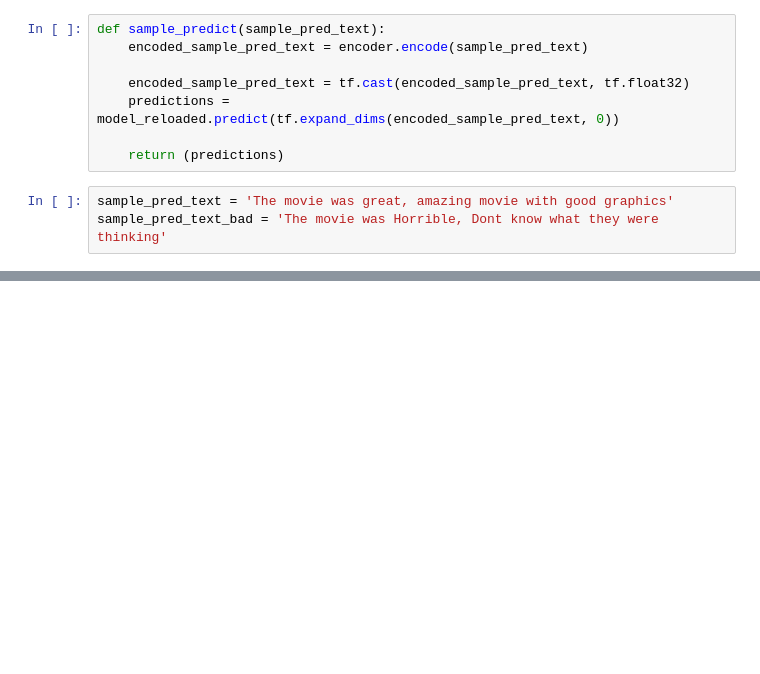
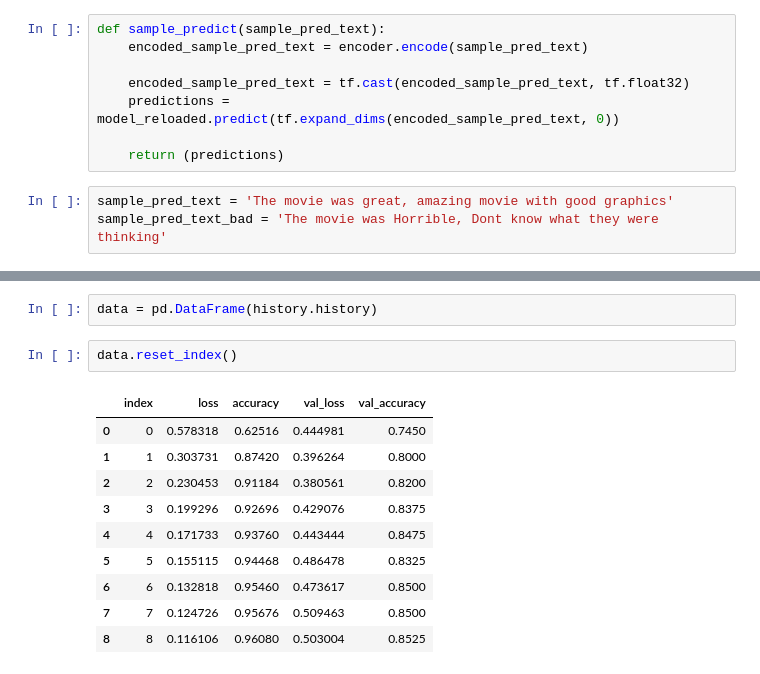
Before and after one commit to Ethuer/NLP, a Jupyter notebook: basic_sentiment.ipynb, the cells around one changed output, grey strips where cells are left out. Cells and saved outputs as stored; diff of their text form; blank space fills up the shorter version.

```diff
--- a/basic_sentiment.ipynb
+++ b/basic_sentiment.ipynb
@@ -143,0 +196,15 @@ sample_predict(sample_pred_text_bad)
+# %%
+data = pd.DataFrame(history.history)
+# %%
+data.reset_index()
+# %% [output]
+|  | index | loss | accuracy | val_loss | val_accuracy |
+| 0 | 0 | 0.578318 | 0.62516 | 0.444981 | 0.7450 |
+| 1 | 1 | 0.303731 | 0.87420 | 0.396264 | 0.8000 |
+| 2 | 2 | 0.230453 | 0.91184 | 0.380561 | 0.8200 |
+| 3 | 3 | 0.199296 | 0.92696 | 0.429076 | 0.8375 |
+| 4 | 4 | 0.171733 | 0.93760 | 0.443444 | 0.8475 |
+| 5 | 5 | 0.155115 | 0.94468 | 0.486478 | 0.8325 |
+| 6 | 6 | 0.132818 | 0.95460 | 0.473617 | 0.8500 |
+| 7 | 7 | 0.124726 | 0.95676 | 0.509463 | 0.8500 |
+| 8 | 8 | 0.116106 | 0.96080 | 0.503004 | 0.8525 |
```
Also changed, not shown: parts of 10 cells of this notebook.
